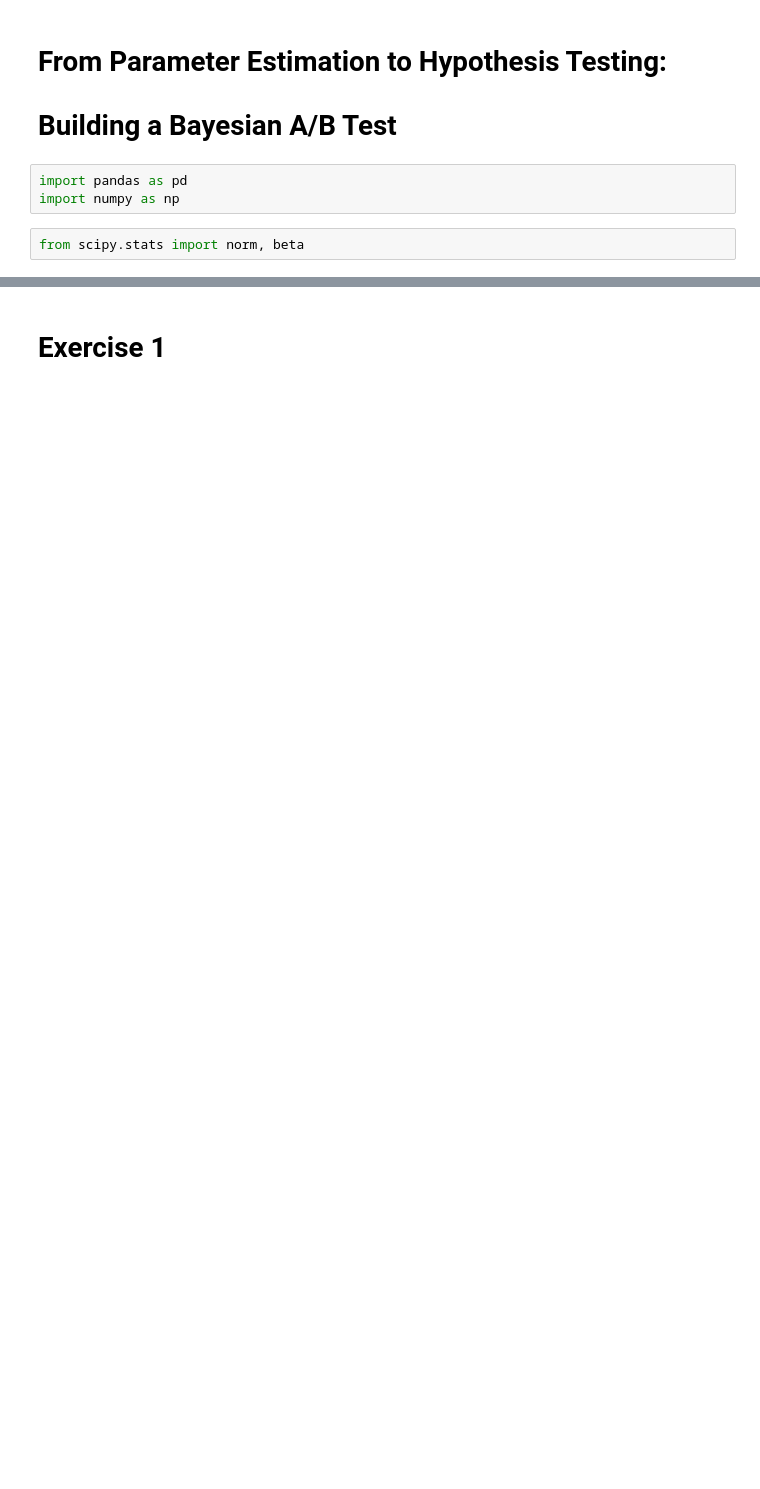
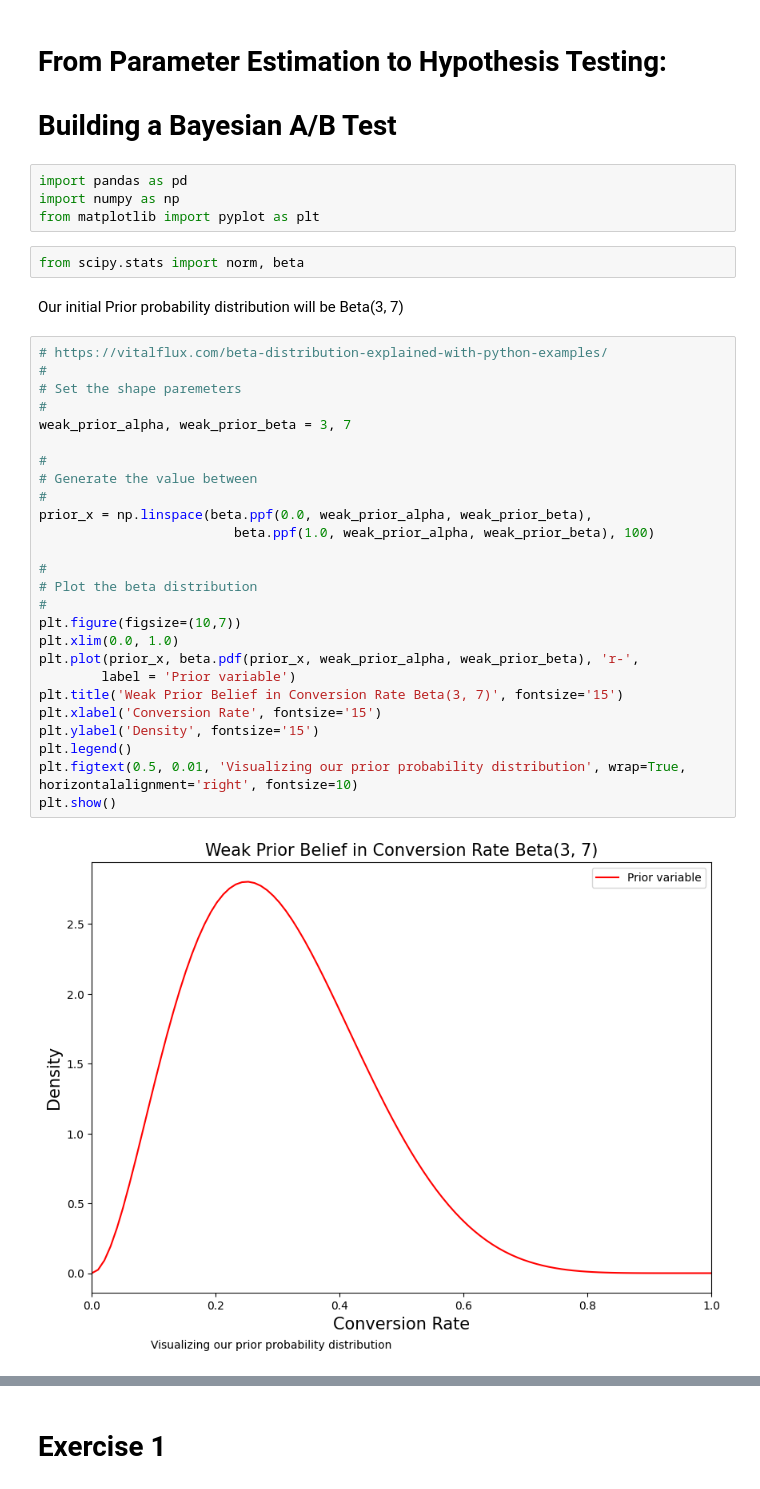
Before and after one commit to seyedrezamirkhani/bayesian_statistics_the_fun_way, a Jupyter notebook: chapter_015.ipynb, the cells around one changed output, grey strips where cells are left out. Saved outputs shown, nothing was run; the diff lists cells and outputs as text; blank space fills up the shorter version.

Commit message:
added charts and questions

```diff
--- a/chapter_015.ipynb
+++ b/chapter_015.ipynb
@@ -4,5 +4,36 @@
 # %%
 import pandas as pd
 import numpy as np
+from matplotlib import pyplot as plt
 # %%
 from scipy.stats import norm, beta
+# %% [markdown]
+Our initial Prior probability distribution will be Beta(3, 7)
+# %%
+# https://vitalflux.com/beta-distribution-explained-with-python-examples/
+#
+# Set the shape paremeters
+#
+weak_prior_alpha, weak_prior_beta = 3, 7
+
+#
+# Generate the value between
+#
+prior_x = np.linspace(beta.ppf(0.0, weak_prior_alpha, weak_prior_beta),
+                         beta.ppf(1.0, weak_prior_alpha, weak_prior_beta), 100)
+
+#
+# Plot the beta distribution
+#
+plt.figure(figsize=(10,7))
+plt.xlim(0.0, 1.0)
+plt.plot(prior_x, beta.pdf(prior_x, weak_prior_alpha, weak_prior_beta), 'r-',
+        label = 'Prior variable')
+plt.title('Weak Prior Belief in Conversion Rate Beta(3, 7)', fontsize='15')
+plt.xlabel('Conversion Rate', fontsize='15')
+plt.ylabel('Density', fontsize='15')
+plt.legend()
+plt.figtext(0.5, 0.01, 'Visualizing our prior probability distribution', wrap=True, horizontalalignment='right', fontsize=10)
+plt.show()
+# %% [output]
+[figure, added]
```
Also changed, not shown: parts of 38 cells of this notebook.
